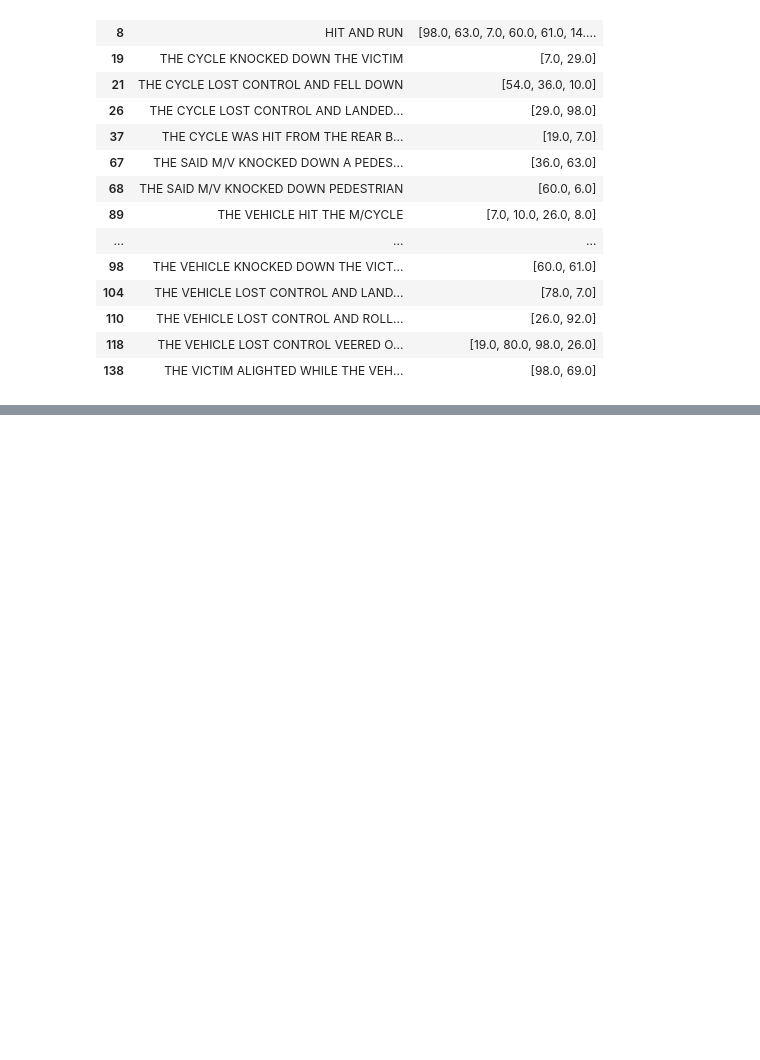
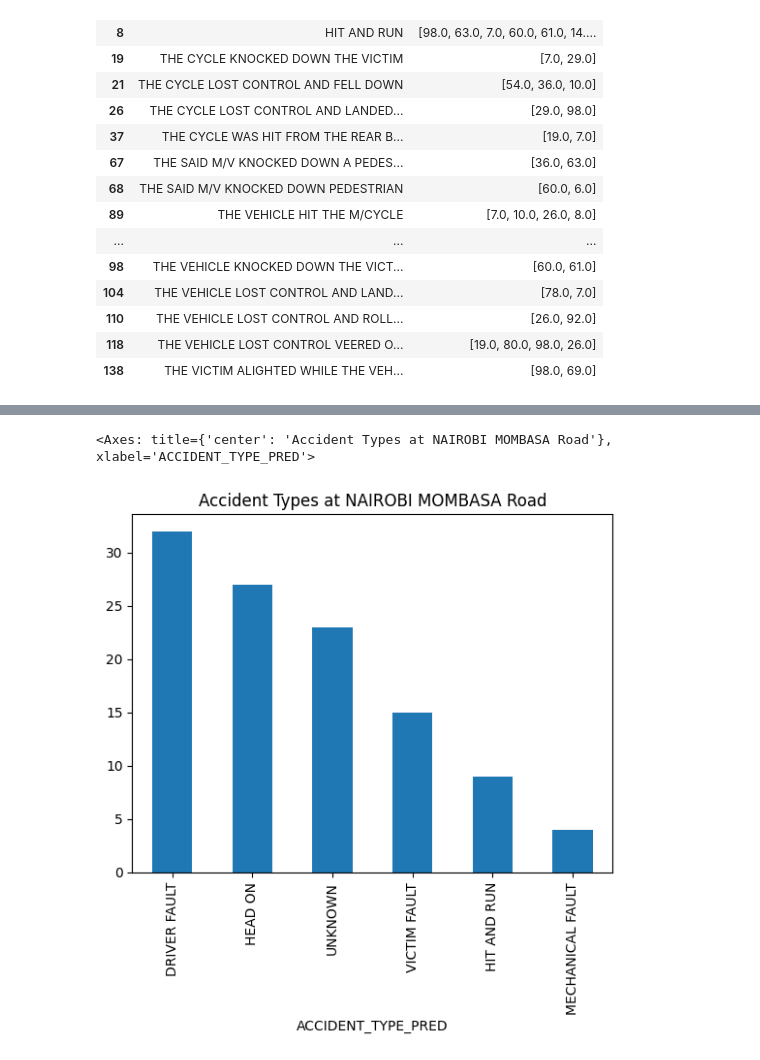
Before and after one commit to nkonyancha/accident_analysis, a Jupyter notebook: analysis.ipynb, the cells around one changed output, grey strips where cells are left out. Saved outputs shown, nothing was run; the diff lists cells and outputs as text; code cells hidden in the pictures; blank space fills up the shorter version.

```diff
--- a/analysis.ipynb
+++ b/analysis.ipynb
@@ -651,0 +981,7 @@ Cluster 14
+# %%
+county_base=(
+    model_df
+    .groupby('COUNTY')['BASE/SUB BASE']
+    .apply(list)
+    .to_dict())
+county_base
@@ -651,0 +1089,9 @@ Cluster 14
+# %%
+def accident_type_by_road(road_name):
+    subset = final_df[final_df['NORMALIZED_ROAD'] == road_name]
+    x=subset['ACCIDENT_TYPE_PRED'].value_counts()
+    return x.plot(kind='bar',title=f'Accident Types at {road_name} Road')
+accident_type_by_road('NAIROBI MOMBASA')
+# %% [output]
+<Axes: title={'center': 'Accident Types at NAIROBI MOMBASA Road'}, xlabel='ACCIDENT_TYPE_PRED'>
+[figure, added]
```
Also changed, not shown: parts of 47 cells of this notebook.
